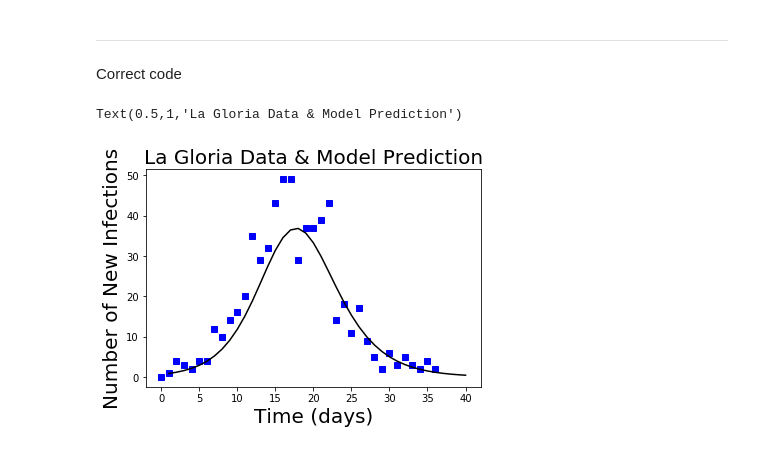
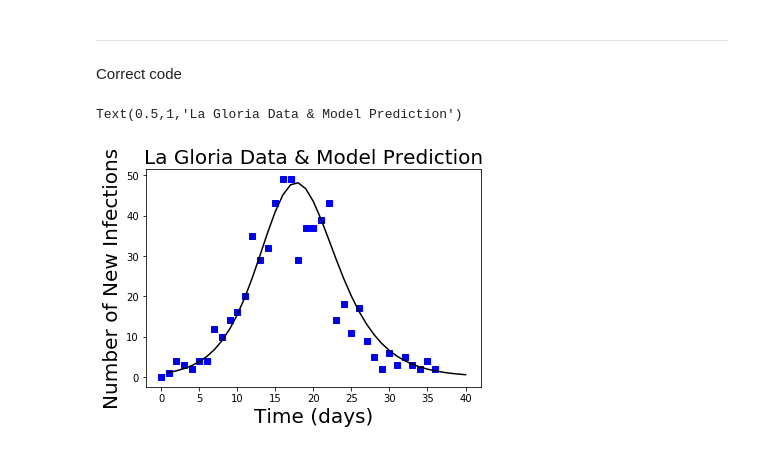
Before and after one commit to DrJonYearsley/PythonTeaching, a Jupyter notebook: SIR_epidemic.ipynb, the cells around one changed output. Drawn from its saved outputs; the diff is of its cells as text; code cells hidden in the pictures.

```diff
--- a/SIR_epidemic.ipynb
+++ b/SIR_epidemic.ipynb
@@ -181,35 +207,29 @@ Text(0.5,1,'La Gloria Data & Model Prediction')
 -------
 Correct code
 # %%
-import pandas as pd
-
-# Import the La Gloria data
-data = pd.read_csv("la_gloria.csv")
-
-
 # Edit this code ------ Start ------
 
 # Use the model results to predict the number of
 # new cases over 1 day
 model_NewCases = []
 model_Time = []
 for i in range(24,len(time),24):
-    model_NewCases.append(0.65 * (S[i-24] - S[i]))
+    model_NewCases.append(0.85 * (S[i-24] - S[i]))
     model_Time.append(time[i])
 
 # Edit this code ------ End ------
 
 
 
 # Plot the La Gloria data and the model predictions
 plt.figure(3)
 plt.plot(data['Time'], data['NewCases'],  'sb')
 plt.plot(model_Time, model_NewCases, '-k')
 
 
 plt.xlabel('Time (days)', fontsize=20)
 plt.ylabel('Number of New Infections', fontsize=20)
 plt.title('La Gloria Data & Model Prediction', fontsize=20)
 # %% [output]
 Text(0.5,1,'La Gloria Data & Model Prediction')
-[figure, old version]
+[figure, new version]
```
Also changed, not shown: parts of 10 cells of this notebook, 3 other files.
